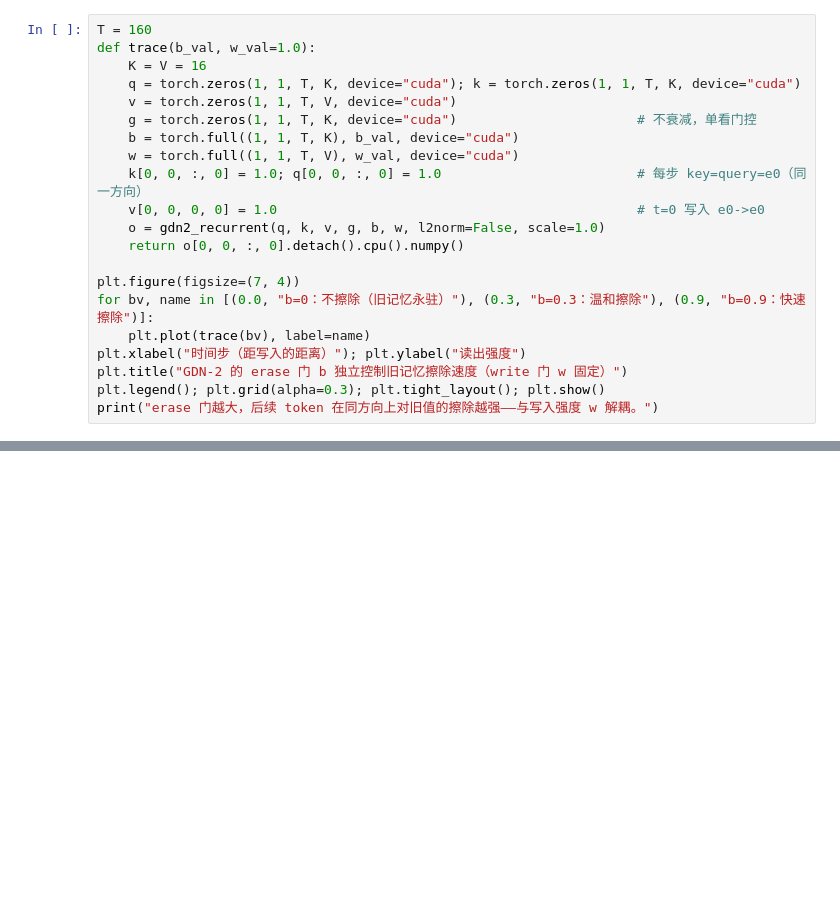
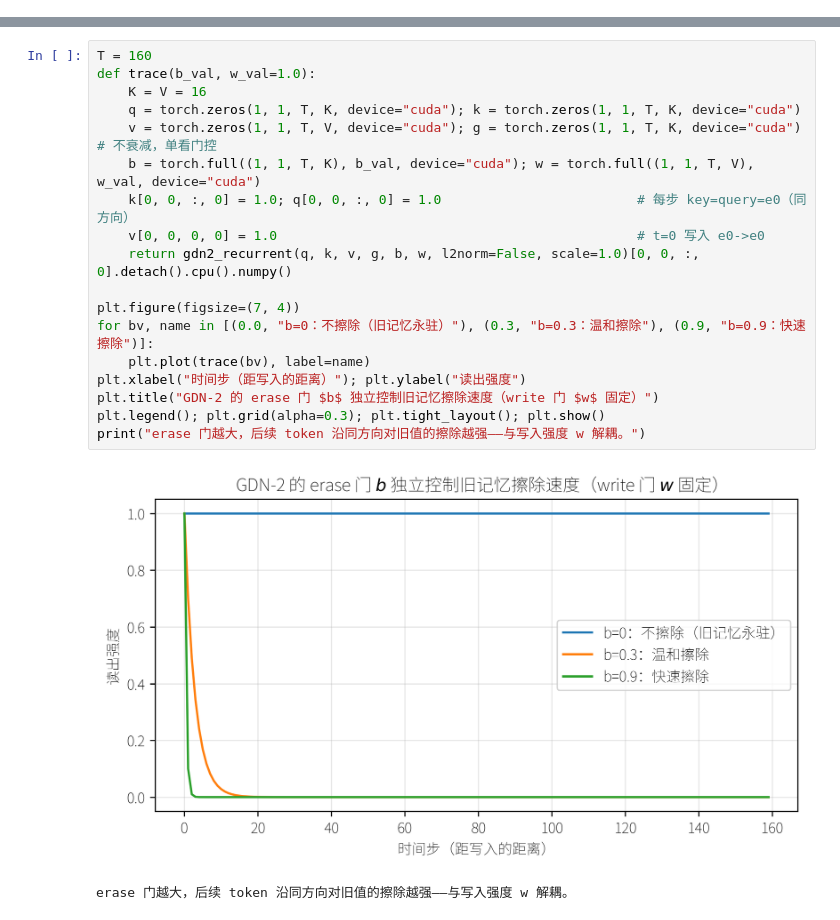
Before and after one commit to MarkJoson/learning-attention, a Jupyter notebook: 13-gated-deltanet/gdn.ipynb, the cells around one changed output, grey strips where cells are left out. Cells and saved outputs as stored; diff of their text form; blank space fills up the shorter version.

```diff
--- a/13-gated-deltanet/gdn.ipynb
+++ b/13-gated-deltanet/gdn.ipynb
@@ -167,21 +0,0 @@ print("→ GDN-2 双门控在 b=w=β 时精确退化为 KDA；自写简要版与
-# %%
-T = 160
-def trace(b_val, w_val=1.0):
-    K = V = 16
-    q = torch.zeros(1, 1, T, K, device="cuda"); k = torch.zeros(1, 1, T, K, device="cuda")
-    v = torch.zeros(1, 1, T, V, device="cuda")
-    g = torch.zeros(1, 1, T, K, device="cuda")                       # 不衰减，单看门控
-    b = torch.full((1, 1, T, K), b_val, device="cuda")
-    w = torch.full((1, 1, T, V), w_val, device="cuda")
-    k[0, 0, :, 0] = 1.0; q[0, 0, :, 0] = 1.0                         # 每步 key=query=e0（同一方向）
-    v[0, 0, 0, 0] = 1.0                                              # t=0 写入 e0->e0
-    o = gdn2_recurrent(q, k, v, g, b, w, l2norm=False, scale=1.0)
-    return o[0, 0, :, 0].detach().cpu().numpy()
-
-plt.figure(figsize=(7, 4))
-for bv, name in [(0.0, "b=0：不擦除（旧记忆永驻）"), (0.3, "b=0.3：温和擦除"), (0.9, "b=0.9：快速擦除")]:
-    plt.plot(trace(bv), label=name)
-plt.xlabel("时间步（距写入的距离）"); plt.ylabel("读出强度")
-plt.title("GDN-2 的 erase 门 b 独立控制旧记忆擦除速度（write 门 w 固定）")
-plt.legend(); plt.grid(alpha=0.3); plt.tight_layout(); plt.show()
-print("erase 门越大，后续 token 在同方向上对旧值的擦除越强——与写入强度 w 解耦。")
@@ -306,0 +233,21 @@ GDN/GDN-2 都是线性复杂度。GDN-2 多了 per-channel 双门控，每步常
+# %%
+T = 160
+def trace(b_val, w_val=1.0):
+    K = V = 16
+    q = torch.zeros(1, 1, T, K, device="cuda"); k = torch.zeros(1, 1, T, K, device="cuda")
+    v = torch.zeros(1, 1, T, V, device="cuda"); g = torch.zeros(1, 1, T, K, device="cuda")  # 不衰减，单看门控
+    b = torch.full((1, 1, T, K), b_val, device="cuda"); w = torch.full((1, 1, T, V), w_val, device="cuda")
+    k[0, 0, :, 0] = 1.0; q[0, 0, :, 0] = 1.0                         # 每步 key=query=e0（同方向）
+    v[0, 0, 0, 0] = 1.0                                              # t=0 写入 e0->e0
+    return gdn2_recurrent(q, k, v, g, b, w, l2norm=False, scale=1.0)[0, 0, :, 0].detach().cpu().numpy()
+
+plt.figure(figsize=(7, 4))
+for bv, name in [(0.0, "b=0：不擦除（旧记忆永驻）"), (0.3, "b=0.3：温和擦除"), (0.9, "b=0.9：快速擦除")]:
+    plt.plot(trace(bv), label=name)
+plt.xlabel("时间步（距写入的距离）"); plt.ylabel("读出强度")
+plt.title("GDN-2 的 erase 门 $b$ 独立控制旧记忆擦除速度（write 门 $w$ 固定）")
+plt.legend(); plt.grid(alpha=0.3); plt.tight_layout(); plt.show()
+print("erase 门越大，后续 token 沿同方向对旧值的擦除越强——与写入强度 w 解耦。")
+# %% [output]
+[figure, added]
+erase 门越大，后续 token 沿同方向对旧值的擦除越强——与写入强度 w 解耦。
```
Also changed, not shown: parts of 44 cells of this notebook, 19 other files.
